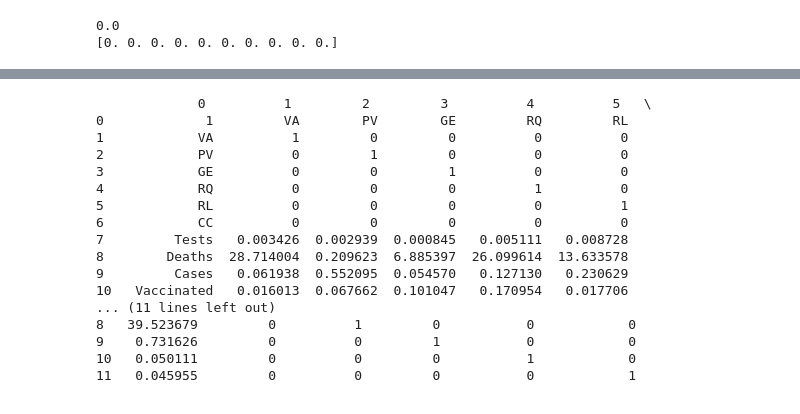
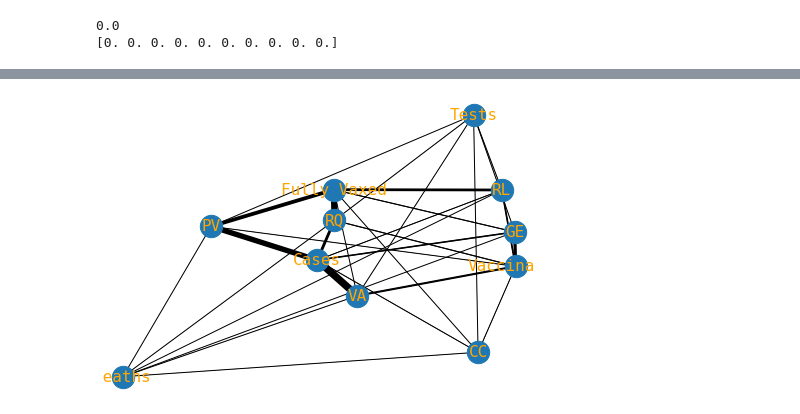
Before and after one commit to IYIAscension/SDAProject, a Jupyter notebook: regRegression.ipynb, the cells around one changed output, grey strips where cells are left out. Drawn from its saved outputs; the diff is of its cells as text; code cells hidden in the pictures.

```diff
--- a/regRegression.ipynb
+++ b/regRegression.ipynb
@@ -155,40 +227,25 @@ print(lassoMatrixFramed)
-# %%
-linRegSimMatrix = [headers.copy()]
-for x in range(lenHeaders):
-    X_train, X_test, y_train, y_test = train_test_split(np.asarray([row for i,row in enumerate(columns) if i!=x]).T, columns[x], test_size=0.2)
-    clf = LinearRegression()
-    clf.fit(X_train, y_train)
-    linRegSimRow = [linRegSimMatrix[0][x]]
-    coefs = list(clf.coef_)
-    for i in range(lenHeaders-1):
-        if x > 5 and i > 5:
-            linRegSimRow.append(0)
-        elif x < 6 and i < 5:
-            linRegSimRow.append(0)
-        elif x <= i:
-            linRegSimRow.append(abs(coefs[i]))
-        else:
-            linRegSimRow.append(linRegSimMatrix[i+1][x])
-    linRegSimMatrix.append(linRegSimRow)
-for i in range(lenHeaders+1):
-    linRegSimMatrix[i].insert(i, 1)
-linRegMatrixFramed = pd.DataFrame(linRegSimMatrix)
-print(linRegMatrixFramed)
-# %% [output]
-             0          1         2         3          4          5   \
-0             1         VA        PV        GE         RQ         RL
-1            VA          1         0         0          0          0
-2            PV          0         1         0          0          0
-3            GE          0         0         1          0          0
-4            RQ          0         0         0          1          0
-5            RL          0         0         0          0          1
-6            CC          0         0         0          0          0
-7         Tests   0.003426  0.002939  0.000845   0.005111   0.008728
-8        Deaths  28.714004  0.209623  6.885397  26.099614  13.633578
-9         Cases   0.061938  0.552095  0.054570   0.127130   0.230629
-10   Vaccinated   0.016013  0.067662  0.101047   0.170954   0.017706
-... (11 lines left out)
-8   39.523679         0          1         0           0            0
-9    0.731626         0          0         1           0            0
-10   0.050111         0          0         0           1            0
-11   0.045955         0          0         0           0            1
+# %%
+# Formats the adjacency matrix for the matrix to graph converter.
+# Each values is used as a width for the line and for spring_layout edge
+# lengths. We found a multiplication of that 50 creates the best widths.
+adjMatrix = [[x*50 for x in row] for row in np.asarray(ridgeSimMatrix)[1:, 1:].astype(np.float)]
+G = nx.from_numpy_matrix(np.matrix(adjMatrix))
+
+layout = nx.spring_layout(G)
+# Creates a node for each header.
+lab_node = dict(zip(G.nodes, headers))
+# Selects every edges with a value of 0.
+long_edges = list(filter(lambda e: e[2] == 0, (e for e in G.edges.data('weight'))))
+le_ids = list(e[:2] for e in long_edges)
+
+# remove selected edges from graph G.
+G.remove_edges_from(le_ids)
+# Draws the graph.
+nx.draw(G, layout)
+nx.draw_networkx_nodes(G, layout, node_size=500)
+widths = list(nx.get_edge_attributes(G, "weight").values())
+nx.draw_networkx_edges(G, layout, width=widths)
+nx.draw_networkx_labels(G, layout, labels=lab_node, font_size=16, font_family='monospace', font_color="orange")
+plt.show()
+# %% [output]
+[figure, added]
```
Also changed, not shown: parts of 15 cells of this notebook, 2 other files.
